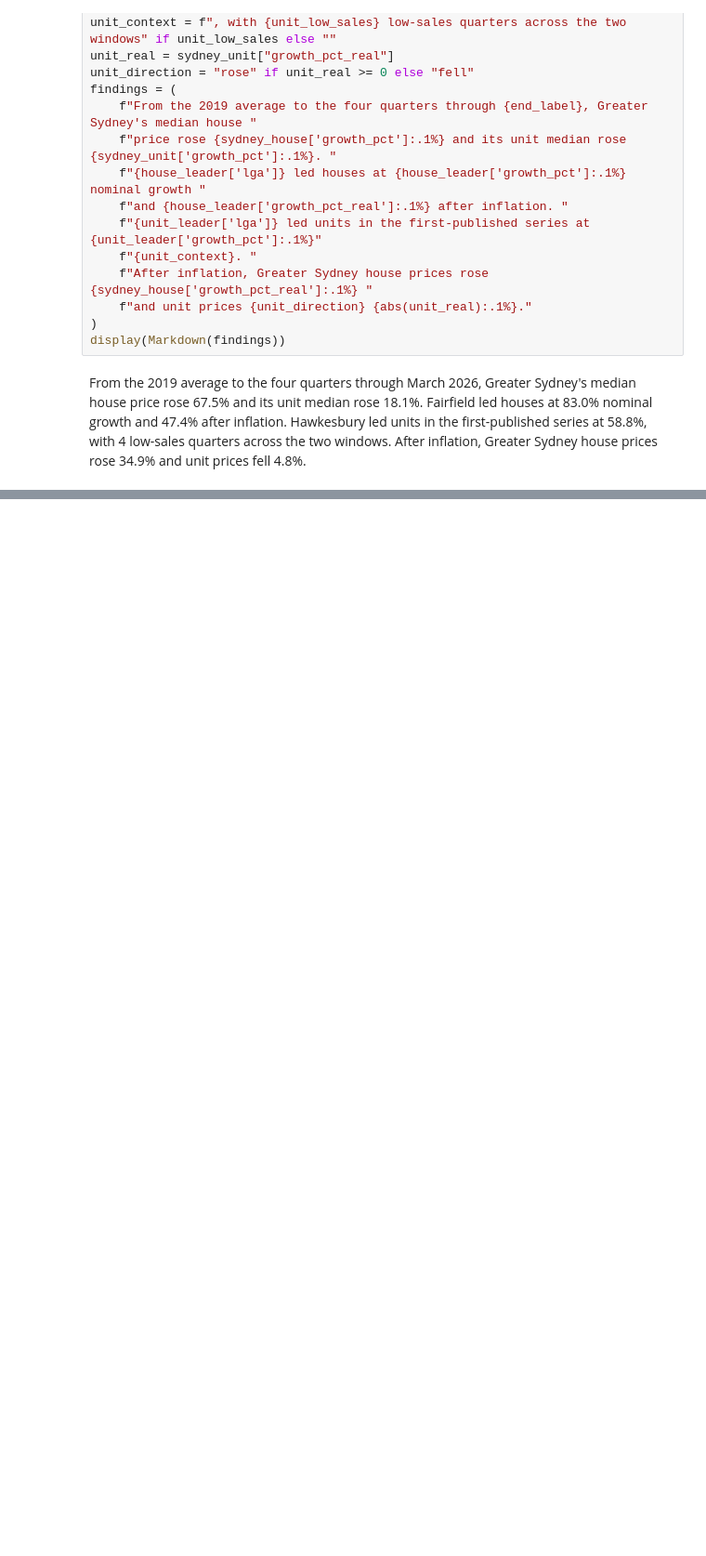
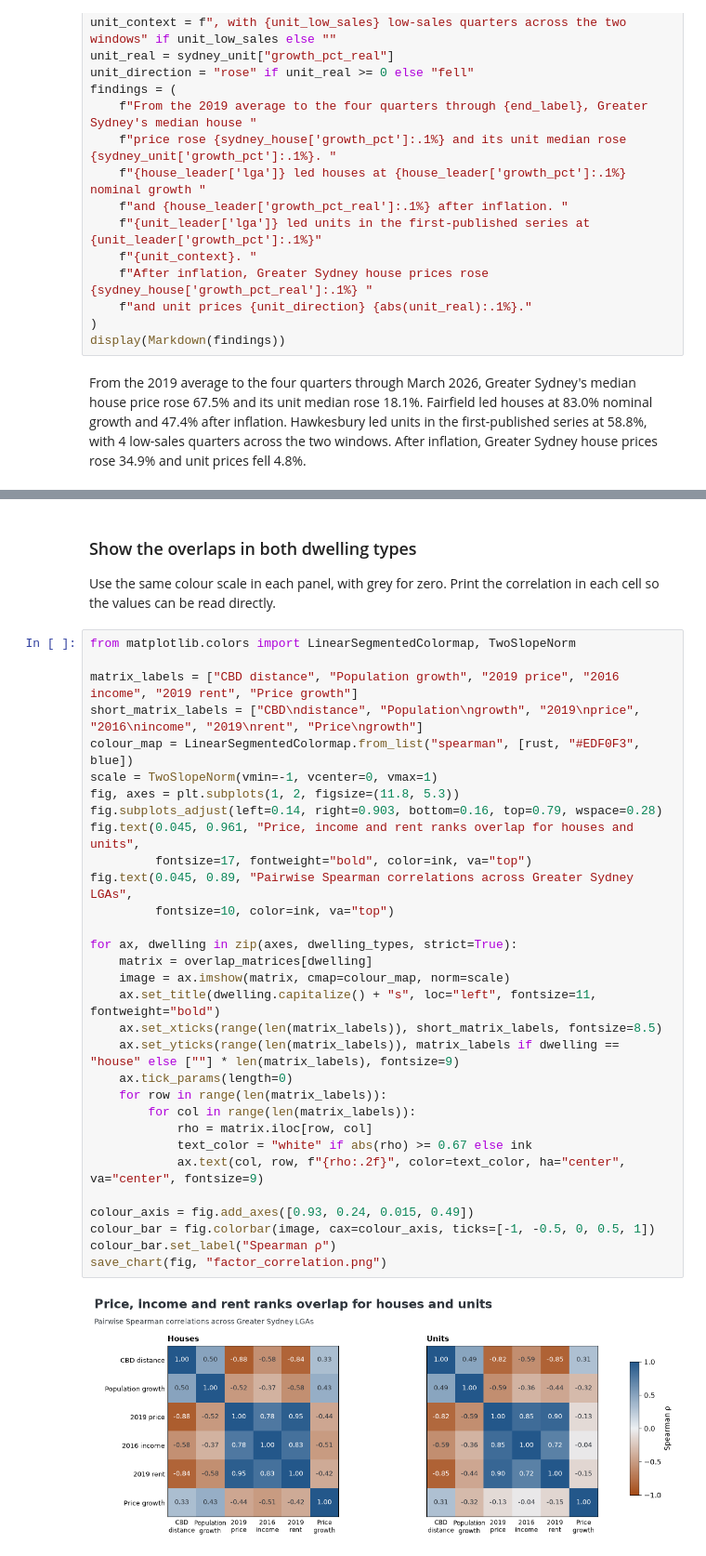
Before and after one commit to huiya-svg/sydney-housing-growth, a Jupyter notebook: notebooks/03_analysis.ipynb, the cells around one changed output, grey strips where cells are left out. Shown at 93% size. Cells and saved outputs as stored; diff of their text form; blank space fills up the shorter version.

```diff
--- a/notebooks/03_analysis.ipynb
+++ b/notebooks/03_analysis.ipynb
@@ -351,0 +720,37 @@ From the 2019 average to the four quarters through March 2026, Greater Sydney's
+# %% [markdown]
+### Show the overlaps in both dwelling types
+
+Use the same colour scale in each panel, with grey for zero. Print the correlation in each cell so the values can be read directly.
+# %%
+from matplotlib.colors import LinearSegmentedColormap, TwoSlopeNorm
+
+matrix_labels = ["CBD distance", "Population growth", "2019 price", "2016 income", "2019 rent", "Price growth"]
+short_matrix_labels = ["CBD\ndistance", "Population\ngrowth", "2019\nprice", "2016\nincome", "2019\nrent", "Price\ngrowth"]
+colour_map = LinearSegmentedColormap.from_list("spearman", [rust, "#EDF0F3", blue])
+scale = TwoSlopeNorm(vmin=-1, vcenter=0, vmax=1)
+fig, axes = plt.subplots(1, 2, figsize=(11.8, 5.3))
+fig.subplots_adjust(left=0.14, right=0.903, bottom=0.16, top=0.79, wspace=0.28)
+fig.text(0.045, 0.961, "Price, income and rent ranks overlap for houses and units",
+         fontsize=17, fontweight="bold", color=ink, va="top")
+fig.text(0.045, 0.89, "Pairwise Spearman correlations across Greater Sydney LGAs",
+         fontsize=10, color=ink, va="top")
+
+for ax, dwelling in zip(axes, dwelling_types, strict=True):
+    matrix = overlap_matrices[dwelling]
+    image = ax.imshow(matrix, cmap=colour_map, norm=scale)
+    ax.set_title(dwelling.capitalize() + "s", loc="left", fontsize=11, fontweight="bold")
+    ax.set_xticks(range(len(matrix_labels)), short_matrix_labels, fontsize=8.5)
+    ax.set_yticks(range(len(matrix_labels)), matrix_labels if dwelling == "house" else [""] * len(matrix_labels), fontsize=9)
+    ax.tick_params(length=0)
+    for row in range(len(matrix_labels)):
+        for col in range(len(matrix_labels)):
+            rho = matrix.iloc[row, col]
+            text_color = "white" if abs(rho) >= 0.67 else ink
+            ax.text(col, row, f"{rho:.2f}", color=text_color, ha="center", va="center", fontsize=9)
+
+colour_axis = fig.add_axes([0.93, 0.24, 0.015, 0.49])
+colour_bar = fig.colorbar(image, cax=colour_axis, ticks=[-1, -0.5, 0, 0.5, 1])
+colour_bar.set_label("Spearman ρ")
+save_chart(fig, "factor_correlation.png")
+# %% [output]
+[figure, added]
```
Also changed, not shown: parts of 21 cells of this notebook, 9 other files.
